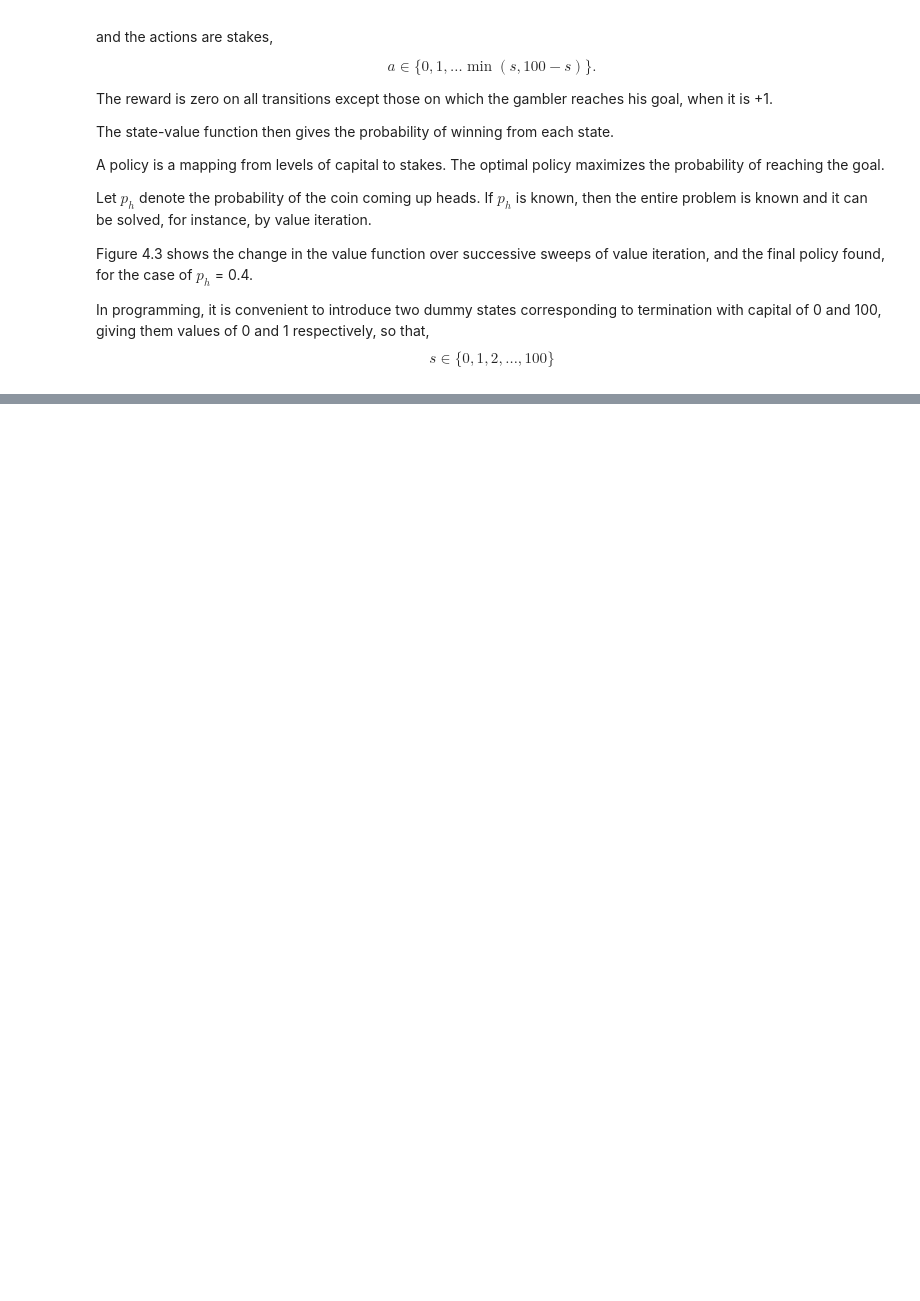
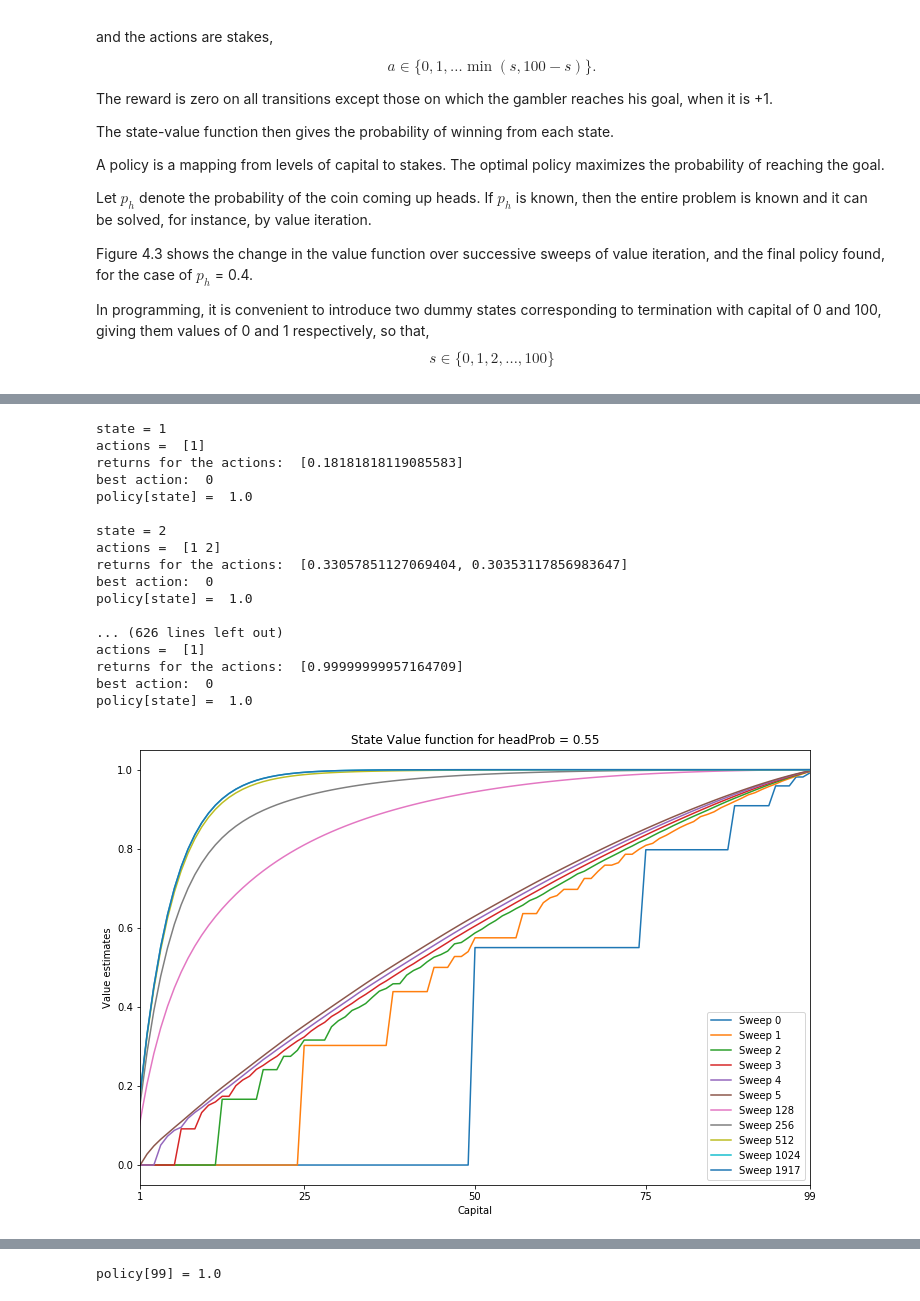
Before and after one commit to yellowlab9/reinforcement-learning-an-introduction, a Jupyter notebook: chapter04/GamblersProblem.ipynb, the cells around one changed output, grey strips where cells are left out. Drawn from its saved outputs; the diff is of its cells as text; code cells hidden in the pictures; blank space fills up the shorter version.

```diff
--- a/chapter04/GamblersProblem.ipynb
+++ b/chapter04/GamblersProblem.ipynb
@@ -166,0 +234,23 @@ plt.show()
+# %%
+# Exercise 4.9
+for maxSweep in [2048] :
+    gamblerProblem(headProb=0.55,maxSweep=maxSweep,verbose=True)
+# %% [output]
+state = 1
+actions =  [1]
+returns for the actions:  [0.18181818119085583]
+best action:  0
+policy[state] =  1.0
+
+state = 2
+actions =  [1 2]
+returns for the actions:  [0.33057851127069404, 0.30353117856983647]
+best action:  0
+policy[state] =  1.0
+
+... (626 lines left out)
+actions =  [1]
+returns for the actions:  [0.99999999957164709]
+best action:  0
+policy[state] =  1.0
+[figure, added]
@@ -166,0 +259 @@ plt.show()
+policy[99] = 1.0
```
Also changed, not shown: parts of 11 cells of this notebook.
